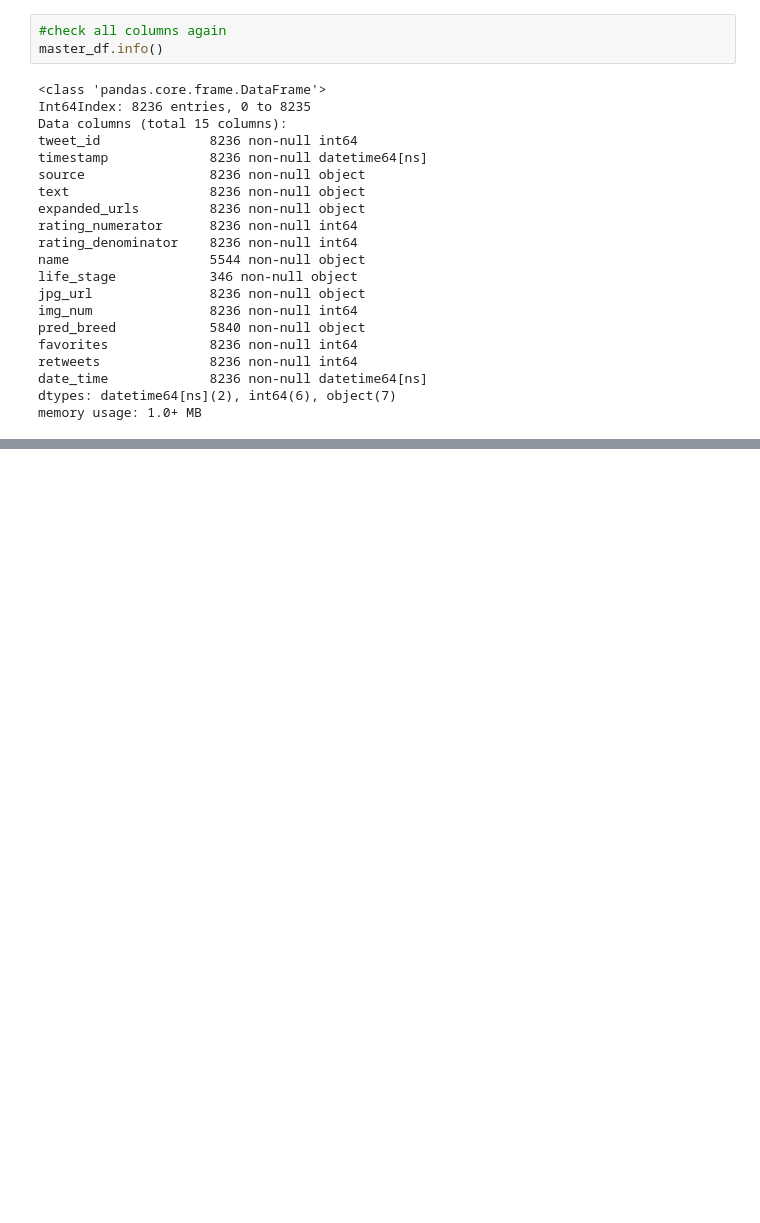
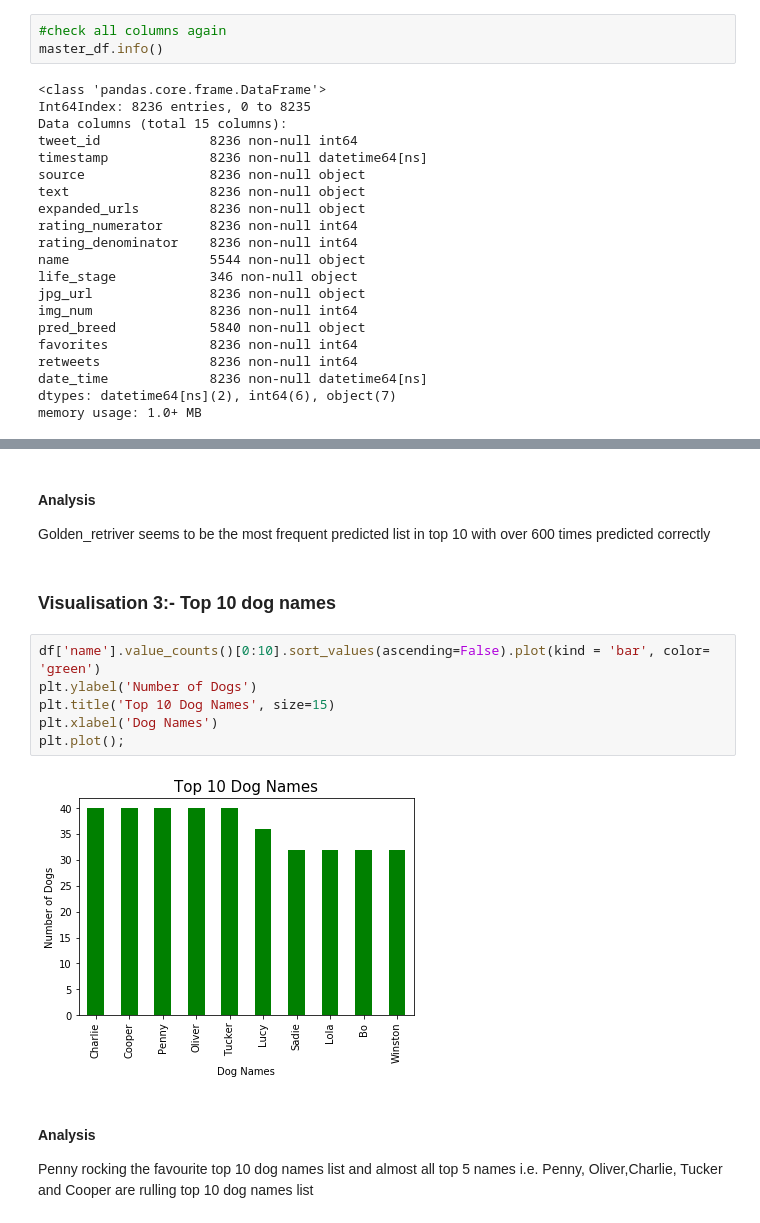
Before and after one commit to ujwalakale/Wrangle-And-Analyse-Data-WeRate-Dogs, a Jupyter notebook: wrangle_act.ipynb, the cells around one changed output, grey strips where cells are left out. Cells and saved outputs as stored; diff of their text form; blank space fills up the shorter version.

```diff
--- a/wrangle_act.ipynb
+++ b/wrangle_act.ipynb
@@ -879,0 +925,18 @@ memory usage: 1.0+ MB
+# %% [markdown]
+#### Analysis
+
+Golden_retriver seems to be the most frequent predicted list in top 10 with over 600 times predicted correctly
+# %% [markdown]
+### Visualisation 3:- Top 10 dog names
+# %%
+df['name'].value_counts()[0:10].sort_values(ascending=False).plot(kind = 'bar', color= 'green')
+plt.ylabel('Number of Dogs')
+plt.title('Top 10 Dog Names', size=15)
+plt.xlabel('Dog Names')
+plt.plot();
+# %% [output]
+[figure, added]
+# %% [markdown]
+#### Analysis
+
+Penny rocking the favourite top 10 dog names list and almost all top 5 names i.e. Penny, Oliver,Charlie, Tucker and Cooper are rulling top 10 dog names list
```
Also changed, not shown: parts of 11 cells of this notebook.
